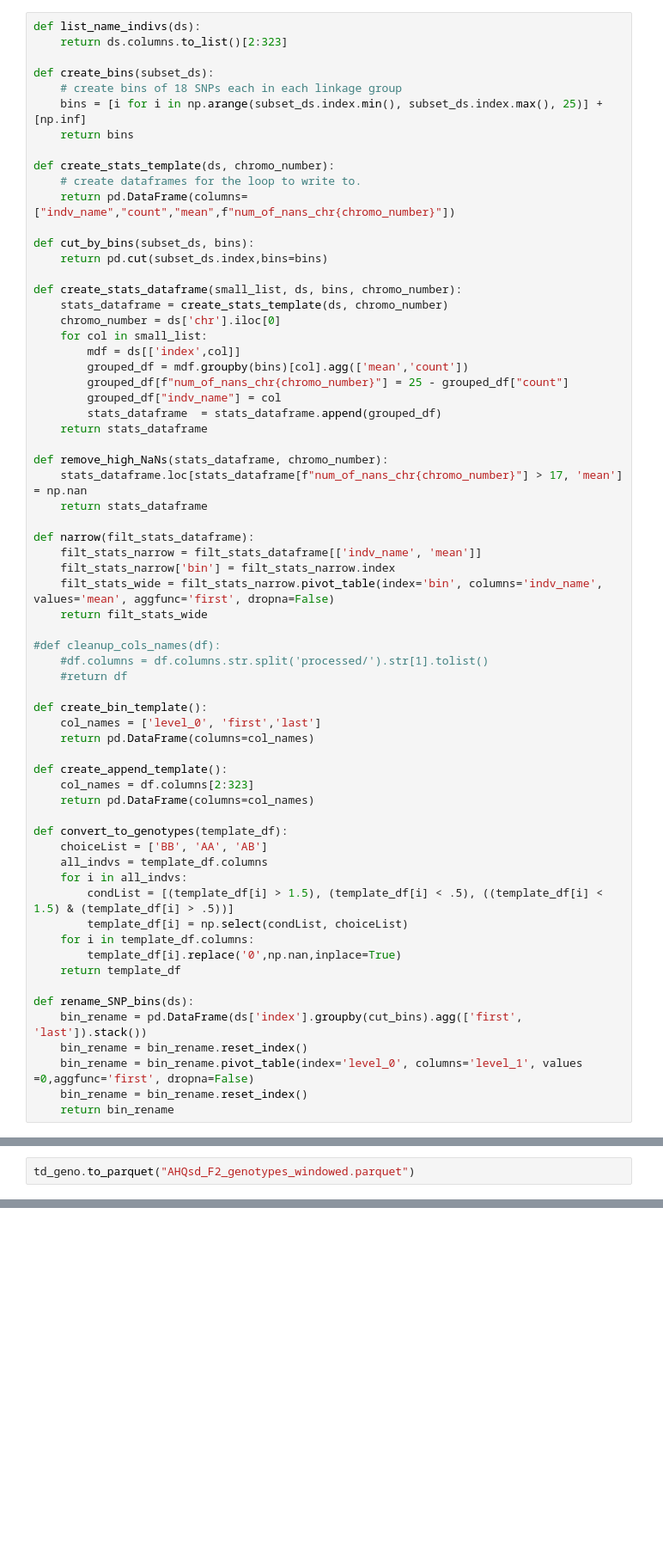
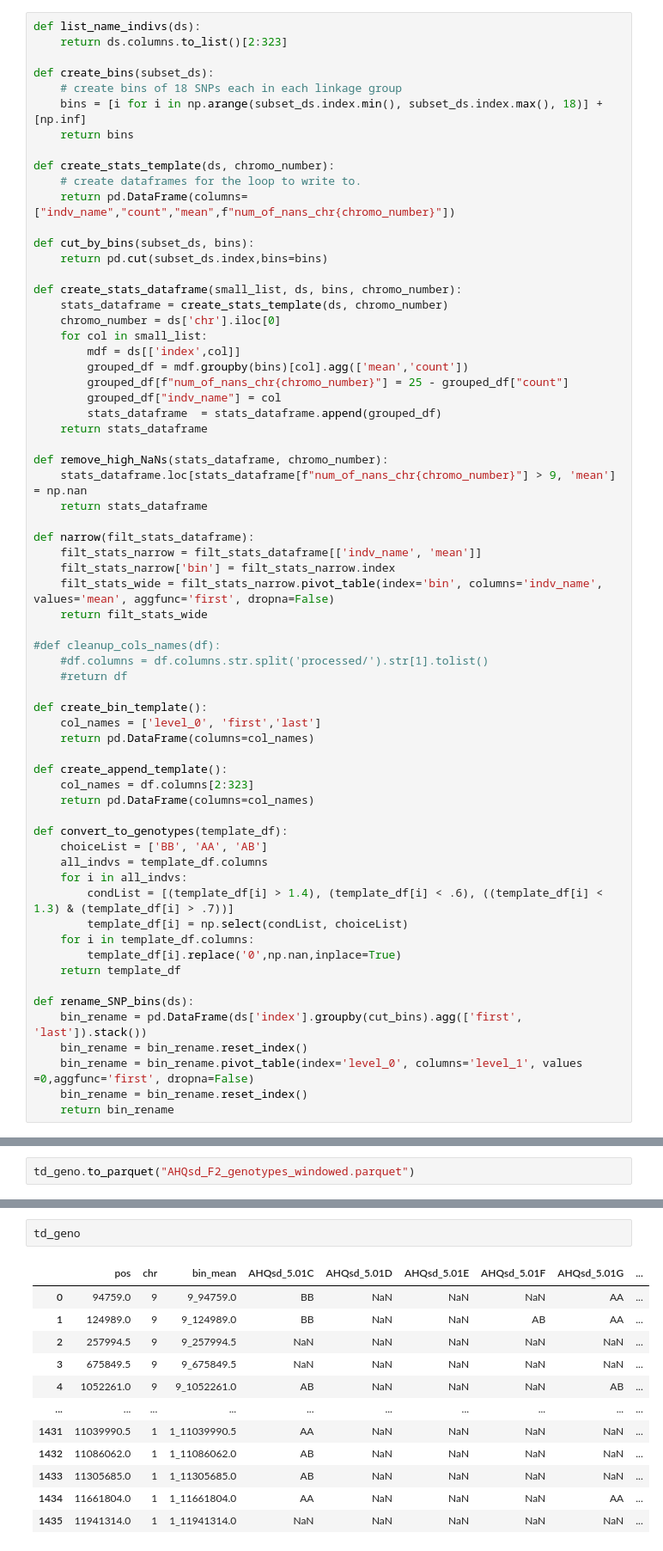
Before and after one commit to bergcolette/AHQsd_analyses, a Jupyter notebook: SNP_windowing.ipynb, the cells around one changed output, grey strips where cells are left out. Shown at 86% size. Cells and saved outputs as stored; diff of their text form; blank space fills up the shorter version.

```diff
--- a/SNP_windowing.ipynb
+++ b/SNP_windowing.ipynb
@@ -30,7 +30,7 @@ def list_name_indivs(ds):
 
 def create_bins(subset_ds):
     # create bins of 18 SNPs each in each linkage group
-    bins = [i for i in np.arange(subset_ds.index.min(), subset_ds.index.max(), 25)] + [np.inf]
+    bins = [i for i in np.arange(subset_ds.index.min(), subset_ds.index.max(), 18)] + [np.inf]
     return bins
 
 def create_stats_template(ds, chromo_number):
@@ -52,7 +52,7 @@ def create_stats_dataframe(small_list, ds, bins, chromo_number):
     return stats_dataframe
 
 def remove_high_NaNs(stats_dataframe, chromo_number):
-    stats_dataframe.loc[stats_dataframe[f"num_of_nans_chr{chromo_number}"] > 17, 'mean'] = np.nan
+    stats_dataframe.loc[stats_dataframe[f"num_of_nans_chr{chromo_number}"] > 9, 'mean'] = np.nan
     return stats_dataframe
 
 def narrow(filt_stats_dataframe):
@@ -77,7 +77,7 @@ def convert_to_genotypes(template_df):
     choiceList = ['BB', 'AA', 'AB']
     all_indvs = template_df.columns
     for i in all_indvs:
-        condList = [(template_df[i] > 1.5), (template_df[i] < .5), ((template_df[i] < 1.5) & (template_df[i] > .5))]
+        condList = [(template_df[i] > 1.4), (template_df[i] < .6), ((template_df[i] < 1.3) & (template_df[i] > .7))]
         template_df[i] = np.select(condList, choiceList)
     for i in template_df.columns:
         template_df[i].replace('0',np.nan,inplace=True)
@@ -178,0 +181,15 @@ td_geno.to_parquet("AHQsd_F2_genotypes_windowed.parquet")
+# %%
+td_geno
+# %% [output]
+|  | pos | chr | bin_mean | AHQsd_5.01C | AHQsd_5.01D | AHQsd_5.01E | AHQsd_5.01F | AHQsd_5.01G | ... |
+| 0 | 94759.0 | 9 | 9_94759.0 | BB | NaN | NaN | NaN | AA | ... |
+| 1 | 124989.0 | 9 | 9_124989.0 | BB | NaN | NaN | AB | AA | ... |
+| 2 | 257994.5 | 9 | 9_257994.5 | NaN | NaN | NaN | NaN | NaN | ... |
+| 3 | 675849.5 | 9 | 9_675849.5 | NaN | NaN | NaN | NaN | NaN | ... |
+| 4 | 1052261.0 | 9 | 9_1052261.0 | AB | NaN | NaN | NaN | AB | ... |
+| ... | ... | ... | ... | ... | ... | ... | ... | ... | ... |
+| 1431 | 11039990.5 | 1 | 1_11039990.5 | AA | NaN | NaN | NaN | NaN | ... |
+| 1432 | 11086062.0 | 1 | 1_11086062.0 | AB | NaN | NaN | NaN | NaN | ... |
+| 1433 | 11305685.0 | 1 | 1_11305685.0 | AB | NaN | NaN | NaN | NaN | ... |
+| 1434 | 11661804.0 | 1 | 1_11661804.0 | AA | NaN | NaN | NaN | AA | ... |
+| 1435 | 11941314.0 | 1 | 1_11941314.0 | NaN | NaN | NaN | NaN | NaN | ... |
```
Also changed, not shown: parts of 10 cells of this notebook, 2 other files.
